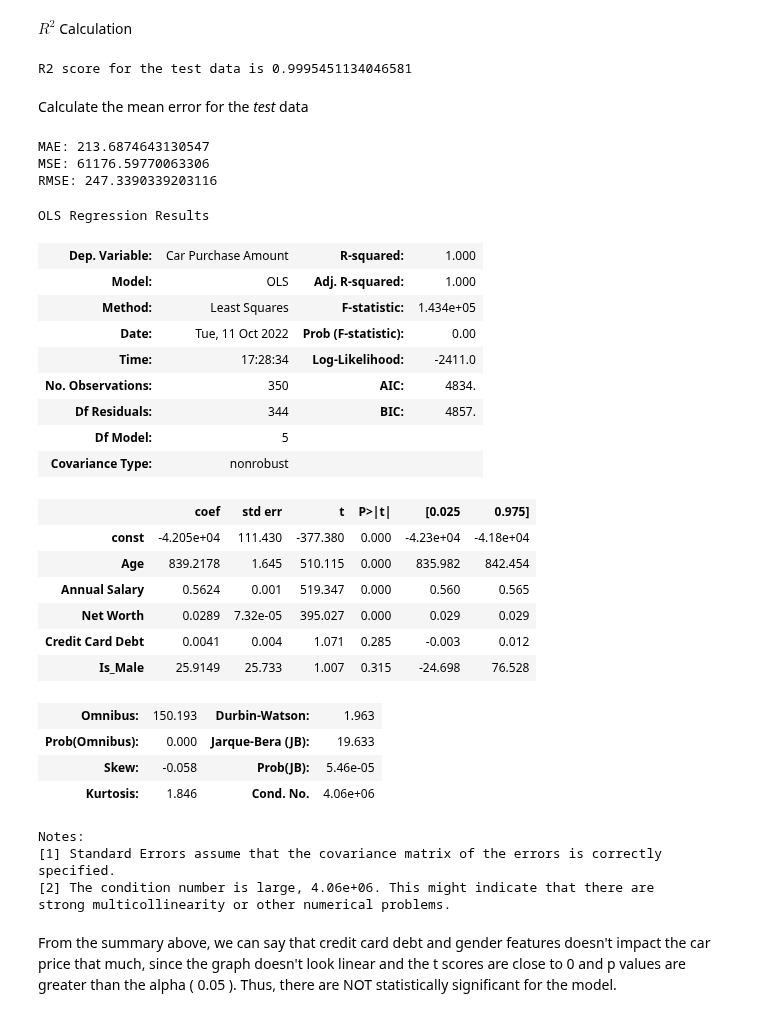
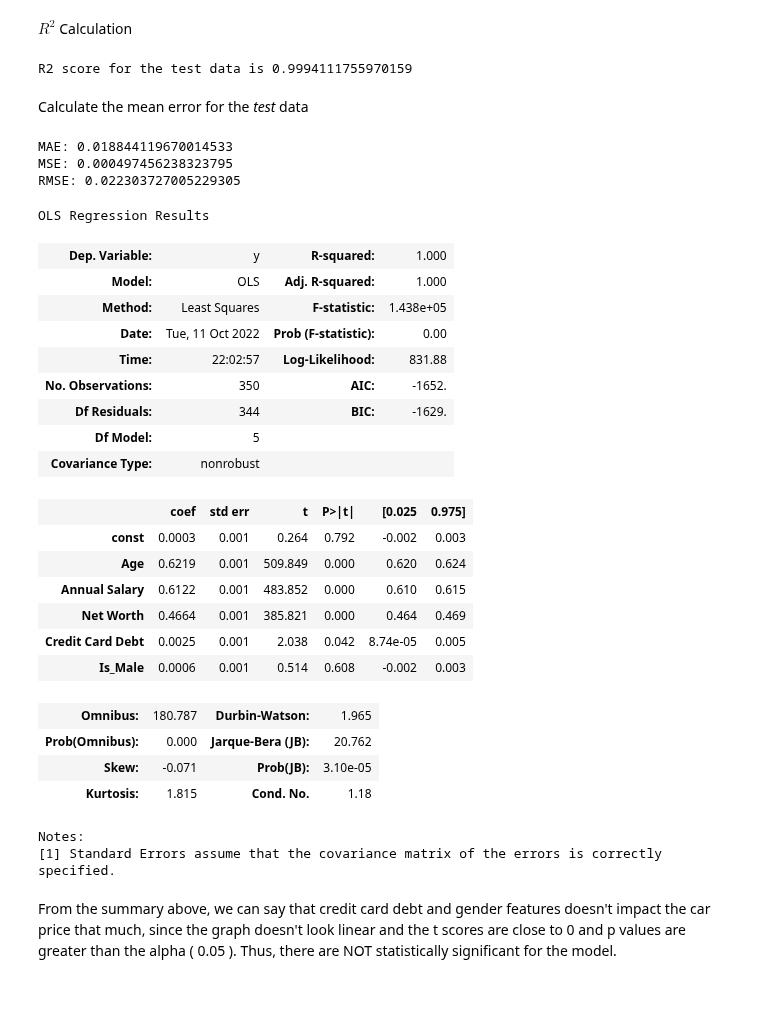
Before and after one commit to natthawit-jan/car_price_prediction_proj, a Jupyter notebook: car_prediction.ipynb, the cells around one changed output. Saved outputs shown, nothing was run; the diff lists cells and outputs as text; code cells hidden in the pictures.

```diff
--- a/car_prediction.ipynb
+++ b/car_prediction.ipynb
@@ -104,8 +101,0 @@ co.uk against others
-# %%
-def get_domain_email(email):
-    after_at = email.split('@')[1]
-    first_dot = after_at.find('.') + 1
-    return  after_at[first_dot:]
-
-df['_Email domain'] = df['Customer e-mail'].apply(get_domain_email)
-df['_Email Kind'] = df['_Email domain'].apply(lambda domain: 'co.uk' if domain == 'co.uk' else 'other' )
@@ -137,3 +118,3 @@ Define X and y for the model
 # %%
 X = df[['Age', 'Annual Salary', 'Net Worth', 'Credit Card Debt', 'Is_Male']]
-y = df['Car Purchase Amount']
+y = df[['Car Purchase Amount']]
@@ -140,3 +123,13 @@ y = df['Car Purchase Amount']
+# %%
+from sklearn.preprocessing import StandardScaler
+
+S = StandardScaler()
+S.fit(X)
+K = StandardScaler()
+K.fit(y)
+
+X = S.transform(X)
+y = K.transform(y)
 # %% [markdown]
 Divide the data into train and test data. We'll use 70% for the train dataset and 30% for the test dataset.
 # %%
@@ -188,7 +181,7 @@ $ R^2 $ Calculation
 R_2_for_test_data = model.score(X_test, y_test)
 print(f'R2 score for the test data is {R_2_for_test_data}')
 # %% [output]
-R2 score for the test data is 0.9995451134046581
+R2 score for the test data is 0.9994111755970159
 # %% [markdown]
 Calculate the mean error for the *test* data
 # %%
@@ -198,39 +191,39 @@ print('MAE:', mean_absolute_error(y_test, y_pred))
 print('MSE:', mean_squared_error(y_test, y_pred))
 print('RMSE:', np.sqrt(mean_squared_error(y_test, y_pred)))
 # %% [output]
-MAE: 213.6874643130547
-MSE: 61176.59770063306
-RMSE: 247.3390339203116
+MAE: 0.018844119670014533
+MSE: 0.000497456238323795
+RMSE: 0.022303727005229305
 # %%
+X_train = pd.DataFrame(X_train)
+X_train.columns = S.feature_names_in_
 X_With_Constant = sm.add_constant(X_train)
 sm_model = sm.OLS(y_train, X_With_Constant).fit()
 sm_model.summary()
 # %% [output]
 OLS Regression Results
-| Dep. Variable: | Car Purchase Amount | R-squared: | 1.000 |
+| Dep. Variable: | y | R-squared: | 1.000 |
 | Model: | OLS | Adj. R-squared: | 1.000 |
-| Method: | Least Squares | F-statistic: | 1.434e+05 |
+| Method: | Least Squares | F-statistic: | 1.438e+05 |
 | Date: | Tue, 11 Oct 2022 | Prob (F-statistic): | 0.00 |
-| Time: | 17:28:34 | Log-Likelihood: | -2411.0 |
-| No. Observations: | 350 | AIC: | 4834. |
-| Df Residuals: | 344 | BIC: | 4857. |
+| Time: | 22:02:57 | Log-Likelihood: | 831.88 |
+| No. Observations: | 350 | AIC: | -1652. |
+| Df Residuals: | 344 | BIC: | -1629. |
 | Df Model: | 5 |  |  |
 | Covariance Type: | nonrobust |  |  |
 |  | coef | std err | t | P>|t| | [0.025 | 0.975] |
-| const | -4.205e+04 | 111.430 | -377.380 | 0.000 | -4.23e+04 | -4.18e+04 |
-| Age | 839.2178 | 1.645 | 510.115 | 0.000 | 835.982 | 842.454 |
-| Annual Salary | 0.5624 | 0.001 | 519.347 | 0.000 | 0.560 | 0.565 |
-| Net Worth | 0.0289 | 7.32e-05 | 395.027 | 0.000 | 0.029 | 0.029 |
-| Credit Card Debt | 0.0041 | 0.004 | 1.071 | 0.285 | -0.003 | 0.012 |
-| Is_Male | 25.9149 | 25.733 | 1.007 | 0.315 | -24.698 | 76.528 |
+| const | 0.0003 | 0.001 | 0.264 | 0.792 | -0.002 | 0.003 |
+| Age | 0.6219 | 0.001 | 509.849 | 0.000 | 0.620 | 0.624 |
+| Annual Salary | 0.6122 | 0.001 | 483.852 | 0.000 | 0.610 | 0.615 |
+| Net Worth | 0.4664 | 0.001 | 385.821 | 0.000 | 0.464 | 0.469 |
+| Credit Card Debt | 0.0025 | 0.001 | 2.038 | 0.042 | 8.74e-05 | 0.005 |
+| Is_Male | 0.0006 | 0.001 | 0.514 | 0.608 | -0.002 | 0.003 |
-| Omnibus: | 150.193 | Durbin-Watson: | 1.963 |
-| Prob(Omnibus): | 0.000 | Jarque-Bera (JB): | 19.633 |
-| Skew: | -0.058 | Prob(JB): | 5.46e-05 |
-| Kurtosis: | 1.846 | Cond. No. | 4.06e+06 |
+| Omnibus: | 180.787 | Durbin-Watson: | 1.965 |
+| Prob(Omnibus): | 0.000 | Jarque-Bera (JB): | 20.762 |
+| Skew: | -0.071 | Prob(JB): | 3.10e-05 |
+| Kurtosis: | 1.815 | Cond. No. | 1.18 |
 Notes:
 [1] Standard Errors assume that the covariance matrix of the errors is correctly specified.
-[2] The condition number is large, 4.06e+06. This might indicate that there are
-strong multicollinearity or other numerical problems.
 # %% [markdown]
 From the summary above, we can say that credit card debt and gender features doesn't impact the car price that much, since the graph doesn't look linear and the t scores are close to 0 and p values are greater than the alpha ( 0.05 ). Thus, there are NOT statistically significant for the model.
 # %% [markdown]
```
Also changed, not shown: parts of 41 cells of this notebook.
